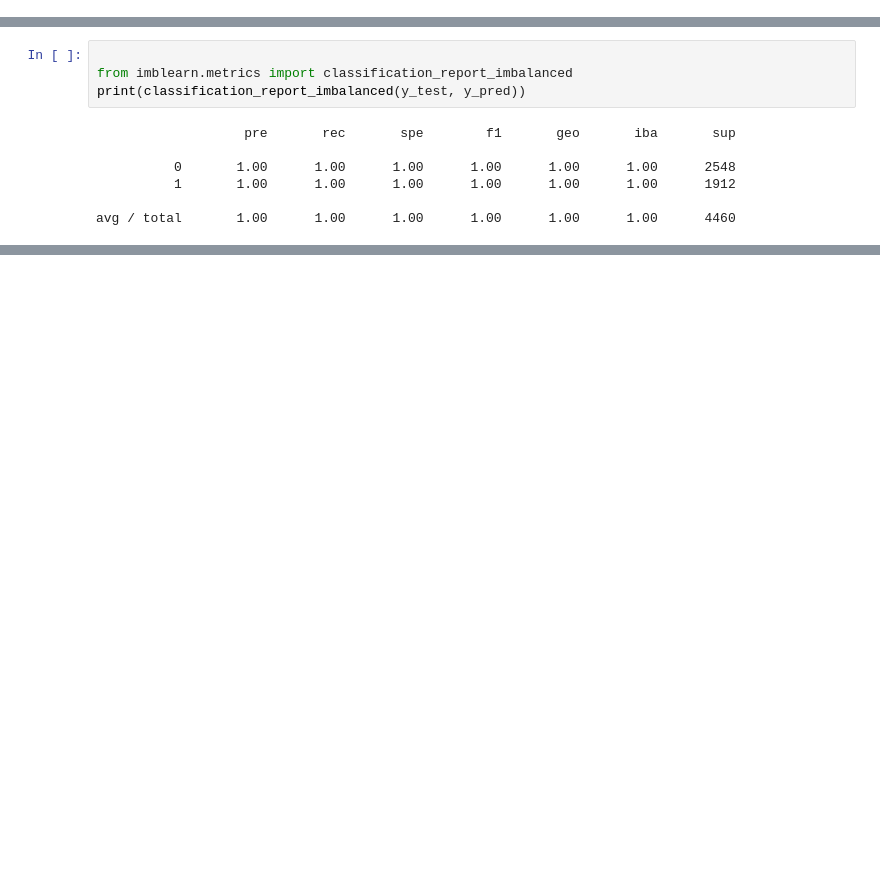
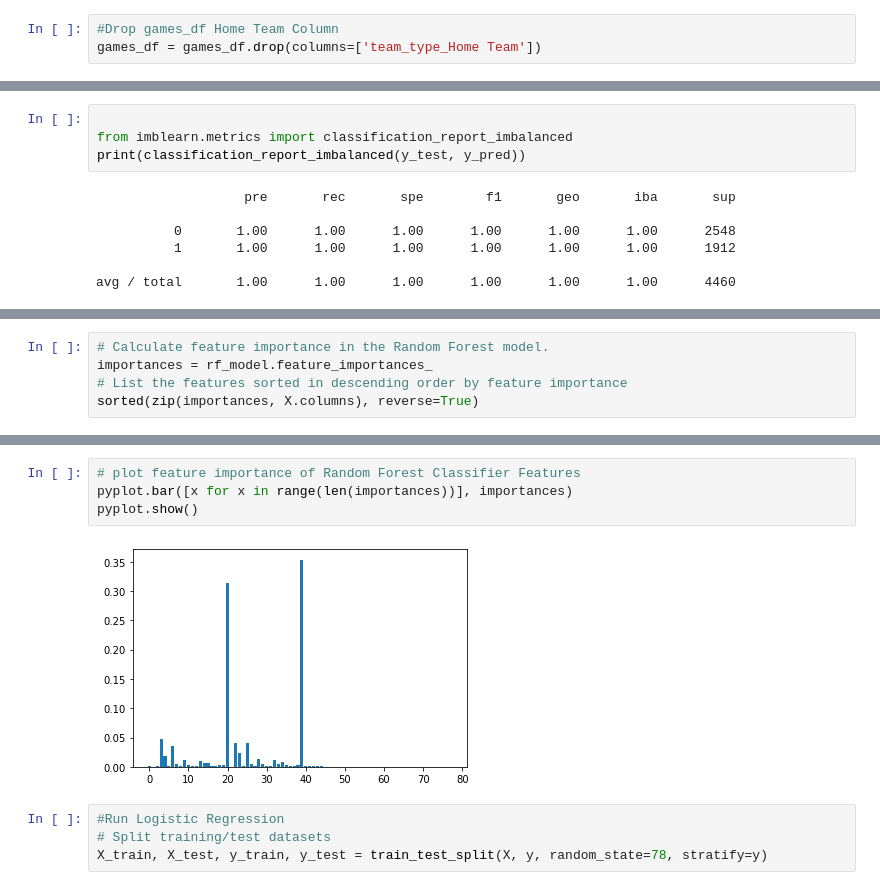
Before and after one commit to PatriciaCB1/Predicting_NBA_Outcomes, a Jupyter notebook: Machine Learning Model/Machine_Learning_Model.ipynb, the cells around one changed output, grey strips where cells are left out. Drawn from its saved outputs; the diff is of its cells as text; blank space fills up the shorter version.

```diff
--- a/Machine Learning Model/Machine_Learning_Model.ipynb
+++ b/Machine Learning Model/Machine_Learning_Model.ipynb
@@ -234,0 +218,3 @@ games_df.head()
+# %%
+#Drop games_df Home Team Column
+games_df = games_df.drop(columns=['team_type_Home Team'])
@@ -343,0 +324,5 @@ Loss: 0.029636893421411514, Accuracy: 0.994843065738678
+# %%
+# Calculate feature importance in the Random Forest model.
+importances = rf_model.feature_importances_
+# List the features sorted in descending order by feature importance
+sorted(zip(importances, X.columns), reverse=True)
@@ -343,0 +347,10 @@ Loss: 0.029636893421411514, Accuracy: 0.994843065738678
+# %%
+# plot feature importance of Random Forest Classifier Features
+pyplot.bar([x for x in range(len(importances))], importances)
+pyplot.show()
+# %% [output]
+[figure, added]
+# %%
+#Run Logistic Regression
+# Split training/test datasets
+X_train, X_test, y_train, y_test = train_test_split(X, y, random_state=78, stratify=y)
```
Also changed, not shown: parts of 18 cells of this notebook.
